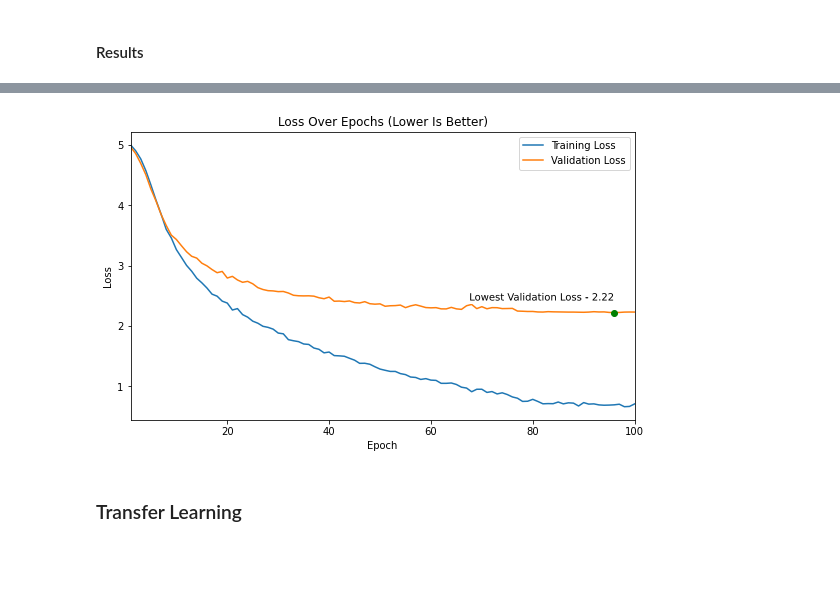
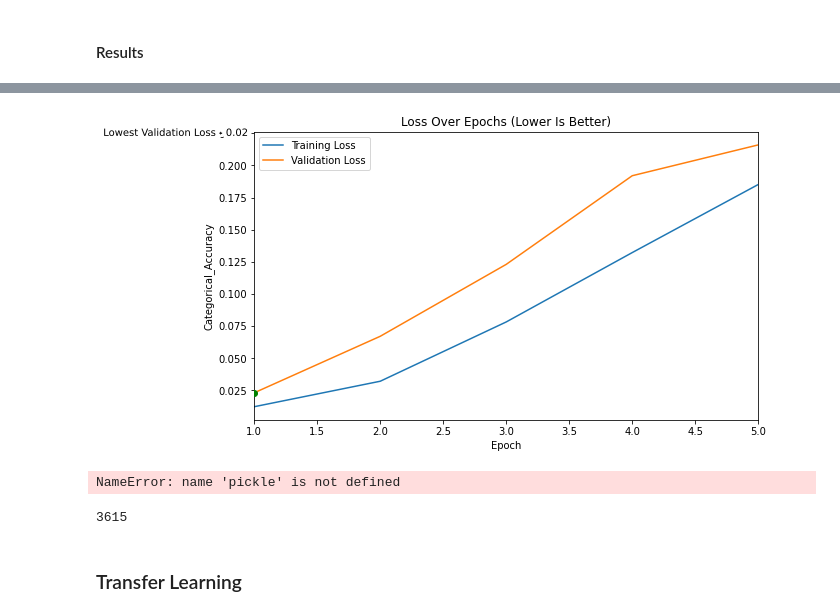
Before and after one commit to LinkWentz/whos-that-pokemon, a Jupyter notebook: pokemon_classification.ipynb, the cells around one changed output, grey strips where cells are left out. Saved outputs shown, nothing was run; the diff lists cells and outputs as text; code cells hidden in the pictures; blank space fills up the shorter version.

```diff
--- a/pokemon_classification.ipynb
+++ b/pokemon_classification.ipynb
@@ -102,11 +120,18 @@ scratch_model.add(keras.layers.MaxPooling2D((2, 2)))
 
 scratch_model.add(keras.layers.Conv2D(64, (3, 3), activation = 'relu'))
 scratch_model.add(keras.layers.Dropout(0.1))
+scratch_model.add(keras.layers.MaxPooling2D((2, 2)))
+
+scratch_model.add(keras.layers.Conv2D(64, (3, 3), activation = 'relu'))
+scratch_model.add(keras.layers.Dropout(0.1))
 # Dense Layers
 scratch_model.add(keras.layers.Flatten())
 
 scratch_model.add(keras.layers.Dense(128, activation = 'relu'))
 scratch_model.add(keras.layers.Dropout(0.1))
+
+scratch_model.add(keras.layers.Dense(128, activation = 'relu'))
+scratch_model.add(keras.layers.Dropout(0.1))
 # Output Layer
 scratch_model.add(keras.layers.Dense(CLASS_COUNT, activation = 'softmax'))
 # %%
@@ -138,12 +163,12 @@ _________________________________________________________________
 # %%
 # Define callbacks
 checkpoint = keras.callbacks.ModelCheckpoint('models/scratch_model_best',
-    monitor = 'val_loss', mode = 'min', save_freq = 'epoch',
-    save_best_only = True, save_weights_only = True)
-plateau_handling = keras.callbacks.ReduceLROnPlateau(monitor = 'val_loss',
-    patience = 10, factor = 0.1)
+    monitor = 'val_categorical_accuracy', mode = 'min', save_freq = 'epoch',
+    save_best_only = True, save_weights_only = False)
+plateau_handling = keras.callbacks.ReduceLROnPlateau(
+    monitor = 'val_categorical_accuracy', patience = 5, factor = 0.1)
 
-scratch_model_history = scratch_model.fit(train_flow, epochs = EPOCHS,
+scratch_model_history = scratch_model.fit(X_train, Y_train, epochs = EPOCHS,
     validation_data = (X_test, Y_test),
     callbacks = [checkpoint, plateau_handling])
 # %% [output]
@@ -152,11 +186,0 @@ RuntimeError: Your generator is NOT thread-safe. Keras requires a thread-safe ge
-# %%
-# Define callbacks
-checkpoint = keras.callbacks.ModelCheckpoint('models/scratch_model_best',
-    monitor = 'val_loss', mode = 'min', save_freq = 'epoch',
-    save_best_only = True, save_weights_only = True)
-plateau_handling = keras.callbacks.ReduceLROnPlateau(monitor = 'val_loss',
-    patience = 10, factor = 0.1)
-
-scratch_model_history = scratch_model.fit(train_flow, epochs = EPOCHS,
-    validation_data = (X_test, Y_test),
-    callbacks = [checkpoint, plateau_handling])
@@ -184,17 +189,19 @@ Epoch 100/100
 # %%
 def print_training_stats(history):
     """
-    Print the maximum accuracy and minimum loss from a model's training history.
+    Print the maximum and minimum of every training metric in a keras training
+    history.
 
     Args:
         history: Return value of a keras model's fit method.
     """
-    max_acc = max(history.history['val_categorical_accuracy'])
-    min_loss = min(history.history['val_loss'])
+    for metric in history.history.keys():
+        met_max = max(history.history[metric])
+        met_min = min(history.history[metric])
 
-    message_template = 'Max Accuracy: {:.2f}\nMin Loss:     {:.2f}'
-
-    print(message_template.format(max_acc, min_loss))
+        print(('{}' + ('_' * (30 - len(metric)))  + '\n'\
+               '     Max: {:.5f}'  + '\n'\
+               '     Min: {:.5f}').format(metric, met_max, met_min))
 # %%
 def plot_training_history(history, metric = 'loss', save_name = None):
     """
@@ -253,8 +273,20 @@ Min Loss:     2.22
 # %%
-plot_training_history(scratch_model_history,
+plot_training_history(scratch_model_history, 'categorical_accuracy',
     save_name = 'scratch_model_loss.jpg')
 # %% [output]
-[figure, old version]
+[figure, new version]
+# %%
+with open('/trainHistoryDict', 'wb') as file_pi:
+    pickle.dump(history.history, file_pi)
+# %% [output]
+NameError: name 'pickle' is not defined
+# %%
+# Release memory.
+
+keras.backend.clear_session()
+gc.collect()
+# %% [output]
+3615
 # %% [markdown]
 ### Transfer Learning
 # %%
```
Also changed, not shown: parts of 13 cells of this notebook.
